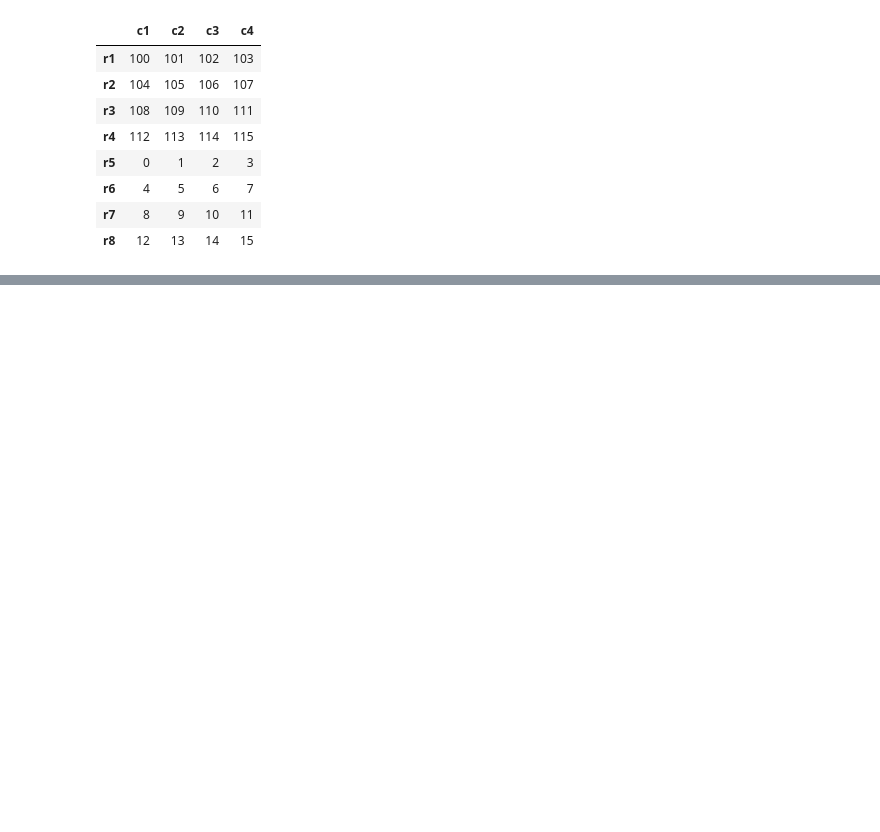
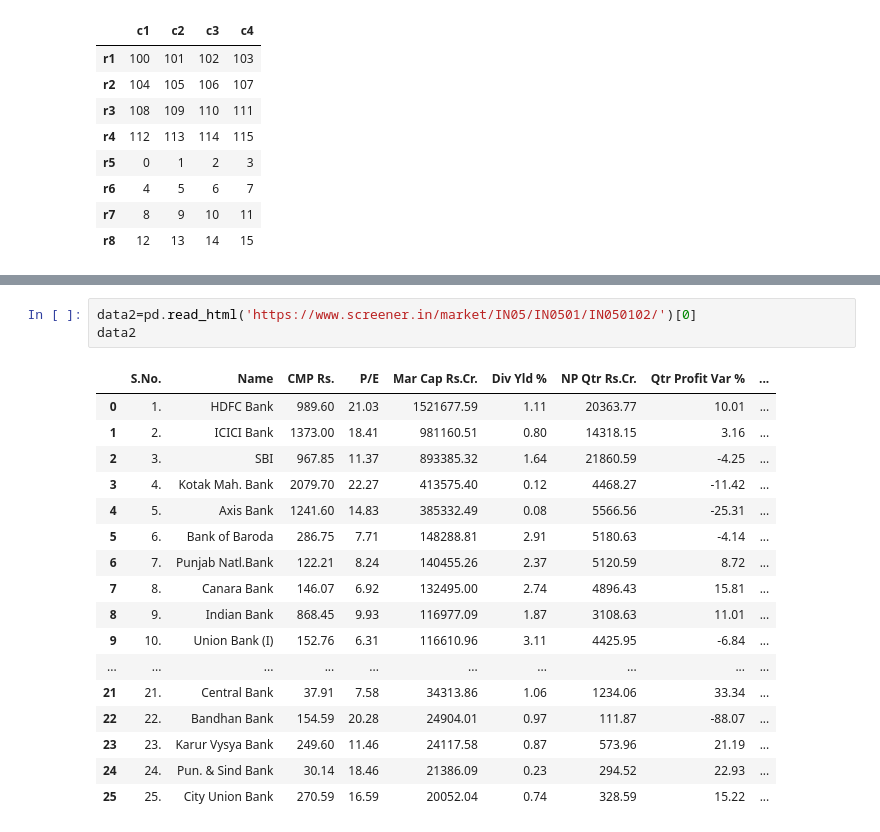
Before and after one commit to sunilsala88/batch34, a Jupyter notebook: 11_data analysis/pandas3.ipynb, the cells around one changed output, grey strips where cells are left out. Drawn from its saved outputs; the diff is of its cells as text; blank space fills up the shorter version.

```diff
--- a/11_data analysis/pandas3.ipynb
+++ b/11_data analysis/pandas3.ipynb
@@ -86,0 +108,21 @@ pd.concat([df5,df6])
+# %%
+data2=pd.read_html('https://www.screener.in/market/IN05/IN0501/IN050102/')[0]
+data2
+# %% [output]
+|  | S.No. | Name | CMP Rs. | P/E | Mar Cap Rs.Cr. | Div Yld % | NP Qtr Rs.Cr. | Qtr Profit Var % | ... |
+| 0 | 1. | HDFC Bank | 989.60 | 21.03 | 1521677.59 | 1.11 | 20363.77 | 10.01 | ... |
+| 1 | 2. | ICICI Bank | 1373.00 | 18.41 | 981160.51 | 0.80 | 14318.15 | 3.16 | ... |
+| 2 | 3. | SBI | 967.85 | 11.37 | 893385.32 | 1.64 | 21860.59 | -4.25 | ... |
+| 3 | 4. | Kotak Mah. Bank | 2079.70 | 22.27 | 413575.40 | 0.12 | 4468.27 | -11.42 | ... |
+| 4 | 5. | Axis Bank | 1241.60 | 14.83 | 385332.49 | 0.08 | 5566.56 | -25.31 | ... |
+| 5 | 6. | Bank of Baroda | 286.75 | 7.71 | 148288.81 | 2.91 | 5180.63 | -4.14 | ... |
+| 6 | 7. | Punjab Natl.Bank | 122.21 | 8.24 | 140455.26 | 2.37 | 5120.59 | 8.72 | ... |
+| 7 | 8. | Canara Bank | 146.07 | 6.92 | 132495.00 | 2.74 | 4896.43 | 15.81 | ... |
+| 8 | 9. | Indian Bank | 868.45 | 9.93 | 116977.09 | 1.87 | 3108.63 | 11.01 | ... |
+| 9 | 10. | Union Bank (I) | 152.76 | 6.31 | 116610.96 | 3.11 | 4425.95 | -6.84 | ... |
+| ... | ... | ... | ... | ... | ... | ... | ... | ... | ... |
+| 21 | 21. | Central Bank | 37.91 | 7.58 | 34313.86 | 1.06 | 1234.06 | 33.34 | ... |
+| 22 | 22. | Bandhan Bank | 154.59 | 20.28 | 24904.01 | 0.97 | 111.87 | -88.07 | ... |
+| 23 | 23. | Karur Vysya Bank | 249.60 | 11.46 | 24117.58 | 0.87 | 573.96 | 21.19 | ... |
+| 24 | 24. | Pun. & Sind Bank | 30.14 | 18.46 | 21386.09 | 0.23 | 294.52 | 22.93 | ... |
+| 25 | 25. | City Union Bank | 270.59 | 16.59 | 20052.04 | 0.74 | 328.59 | 15.22 | ... |
```
Also changed, not shown: parts of 4 cells of this notebook, 1 other file.
